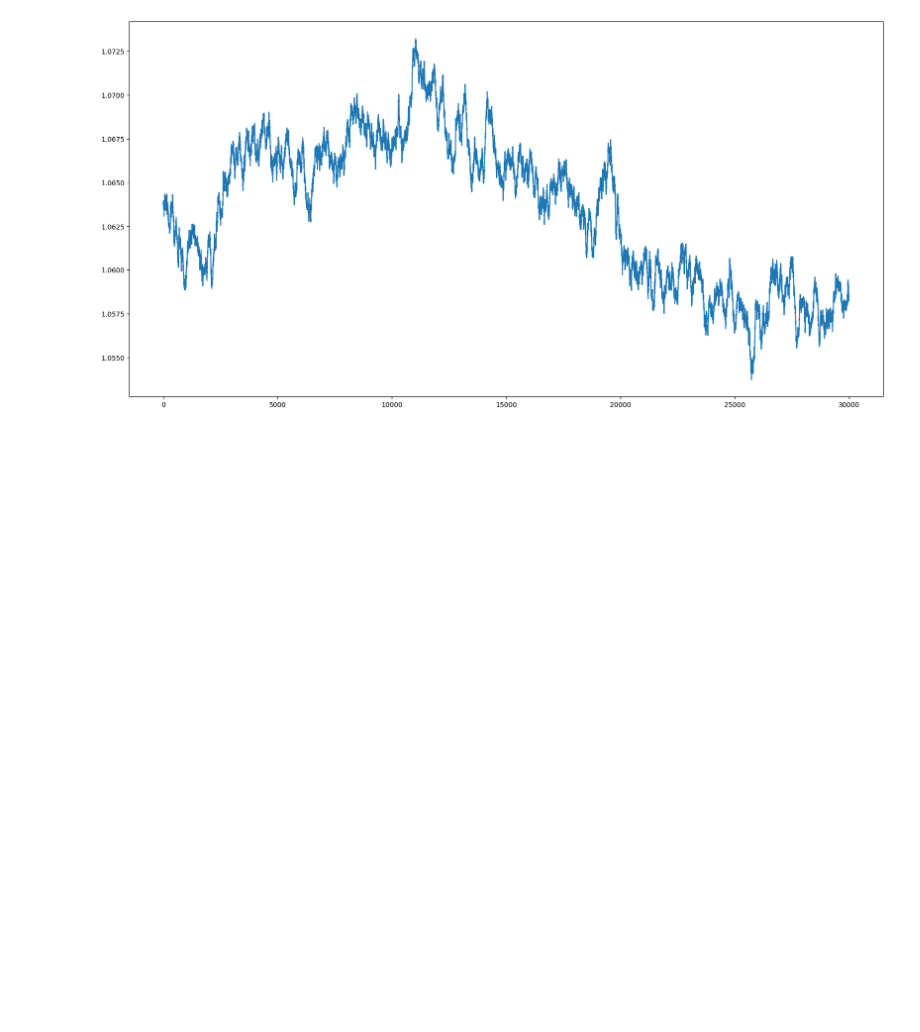
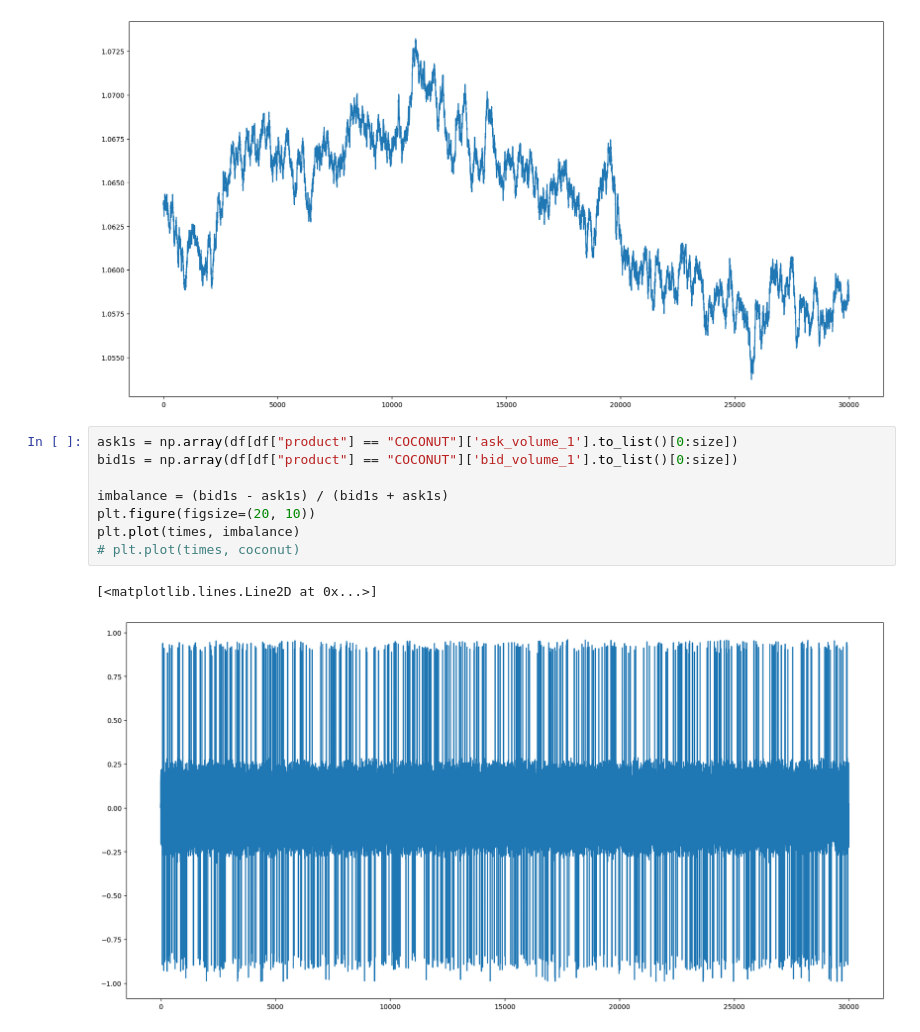
Before and after one commit to simonswe/prosperity2_traderbots, a Jupyter notebook: round4/coconut_vis.ipynb, the cells around one changed output. Saved outputs shown, nothing was run; the diff lists cells and outputs as text; blank space fills up the shorter version.

```diff
--- a/round4/coconut_vis.ipynb
+++ b/round4/coconut_vis.ipynb
@@ -147,3 +147,14 @@ plt.plot(times, (coconut+coupon)/coconut)
 # %% [output]
 [<matplotlib.lines.Line2D at 0x...>]
 [figure]
+# %%
+ask1s = np.array(df[df["product"] == "COCONUT"]['ask_volume_1'].to_list()[0:size])
+bid1s = np.array(df[df["product"] == "COCONUT"]['bid_volume_1'].to_list()[0:size])
+
+imbalance = (bid1s - ask1s) / (bid1s + ask1s)
+plt.figure(figsize=(20, 10))
+plt.plot(times, imbalance)
+# plt.plot(times, coconut)
+# %% [output]
+[<matplotlib.lines.Line2D at 0x...>]
+[figure, added]
```
Also changed, not shown: 5 other files.
